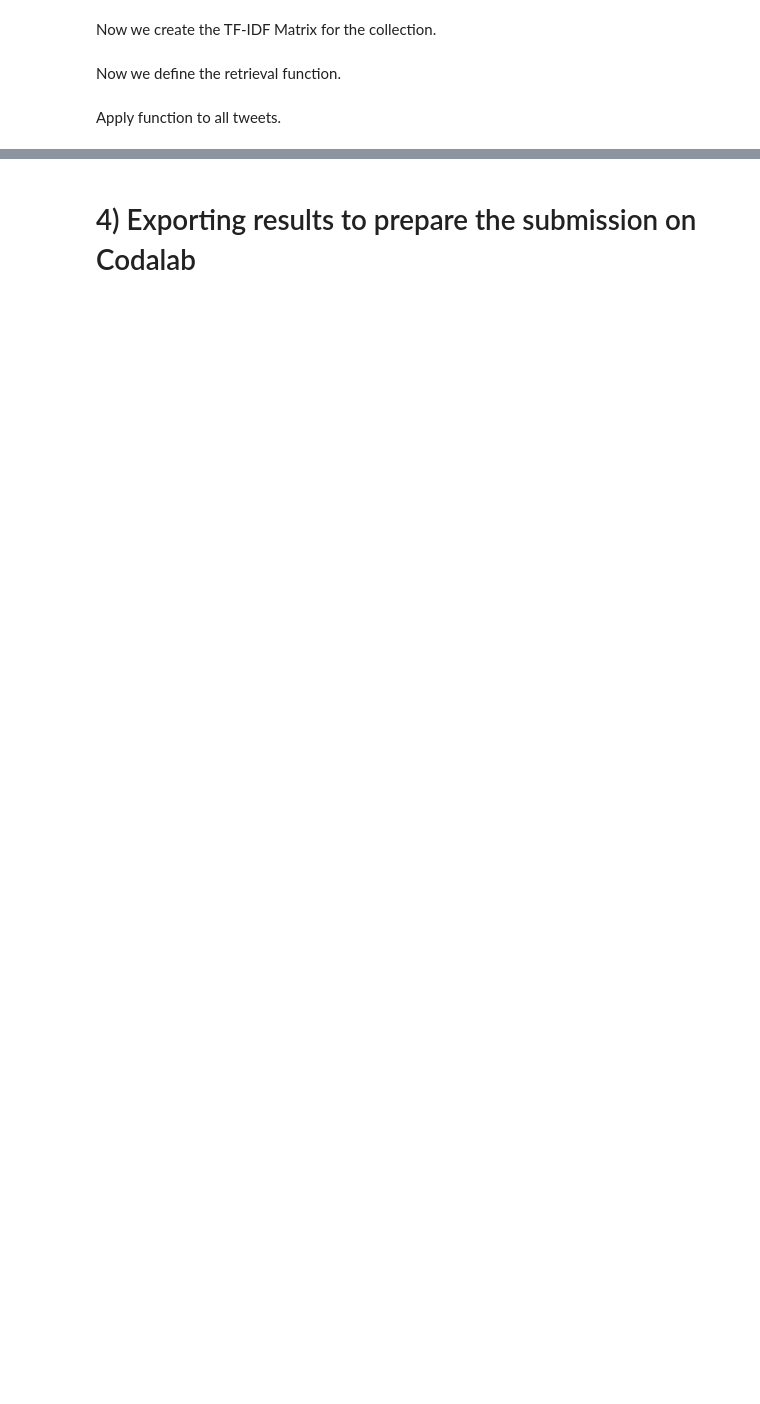
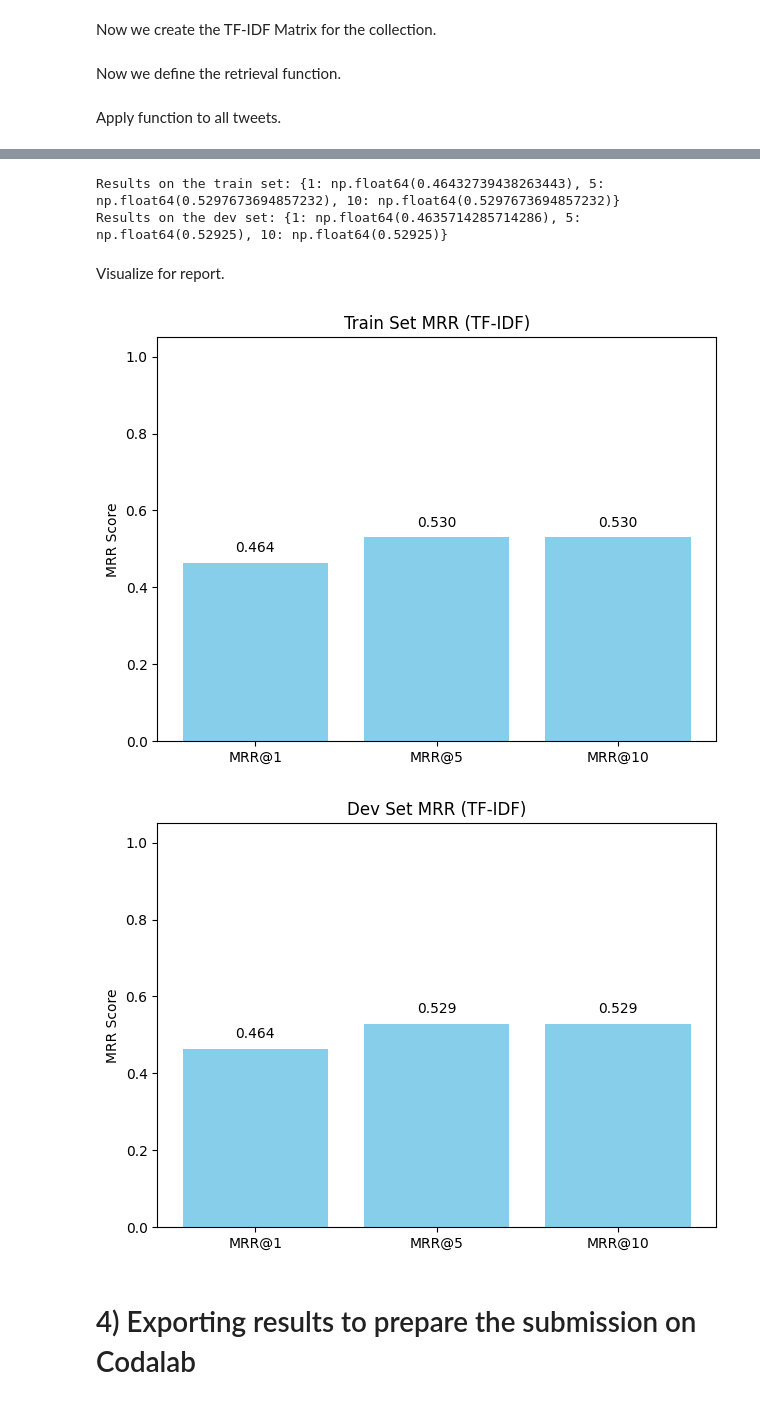
Before and after one commit to Ceirced/AIR_project_25, a Jupyter notebook: task4/subtask_4b/traditional_ir_model/ir_model.ipynb, the cells around one changed output, grey strips where cells are left out. Drawn from its saved outputs; the diff is of its cells as text; code cells hidden in the pictures; blank space fills up the shorter version.

Commit message:
final code + result

```diff
--- a/task4/subtask_4b/traditional_ir_model/ir_model.ipynb
+++ b/task4/subtask_4b/traditional_ir_model/ir_model.ipynb
@@ -167,11 +165,40 @@ def get_performance_mrr(data, col_gold, col_pred, list_k = [1, 5, 10]):
         d_performance[k] = data["in_topx"].mean()
     return d_performance
 # %%
-results_train = get_performance_mrr(df_query_train, 'cord_uid', 'bm25_topk')
-results_dev = get_performance_mrr(df_query_dev, 'cord_uid', 'bm25_topk')
+results_train = get_performance_mrr(df_query_train, 'cord_uid', 'tfidf_topk')
+results_dev = get_performance_mrr(df_query_dev, 'cord_uid', 'tfidf_topk')
 # Printed MRR@k results in the following format: {k: MRR@k}
 print(f"Results on the train set: {results_train}")
 print(f"Results on the dev set: {results_dev}")
+# %% [output]
+Results on the train set: {1: np.float64(0.46432739438263443), 5: np.float64(0.5297673694857232), 10: np.float64(0.5297673694857232)}
+Results on the dev set: {1: np.float64(0.4635714285714286), 5: np.float64(0.52925), 10: np.float64(0.52925)}
+# %% [markdown]
+Visualize for report.
+# %%
+import matplotlib.pyplot as plt
+
+def plot_mrr(results_dict, title):
+    ks = list(results_dict.keys())
+    mrrs = [float(x) for x in results_dict.values()]
+    bars = plt.bar([f"MRR@{k}" for k in ks], mrrs, color='skyblue')
+
+    # Add value labels on top of bars
+    for bar, mrr in zip(bars, mrrs):
+        plt.text(bar.get_x() + bar.get_width() / 2, bar.get_height() + 0.02,
+                 f"{mrr:.3f}", ha='center', va='bottom', fontsize=10)
+
+    plt.ylim(0, 1.05)
+    plt.ylabel("MRR Score")
+    plt.title(title)
+    plt.tight_layout()
+    plt.show()
+
+plot_mrr(results_train, "Train Set MRR (TF-IDF)")
+plot_mrr(results_dev, "Dev Set MRR (TF-IDF)")
+# %% [output]
+[figure, added]
+[figure, added]
 # %% [markdown]
 # 4) Exporting results to prepare the submission on Codalab
 # %%
```
Also changed, not shown: parts of 5 cells of this notebook, 1 other file.
